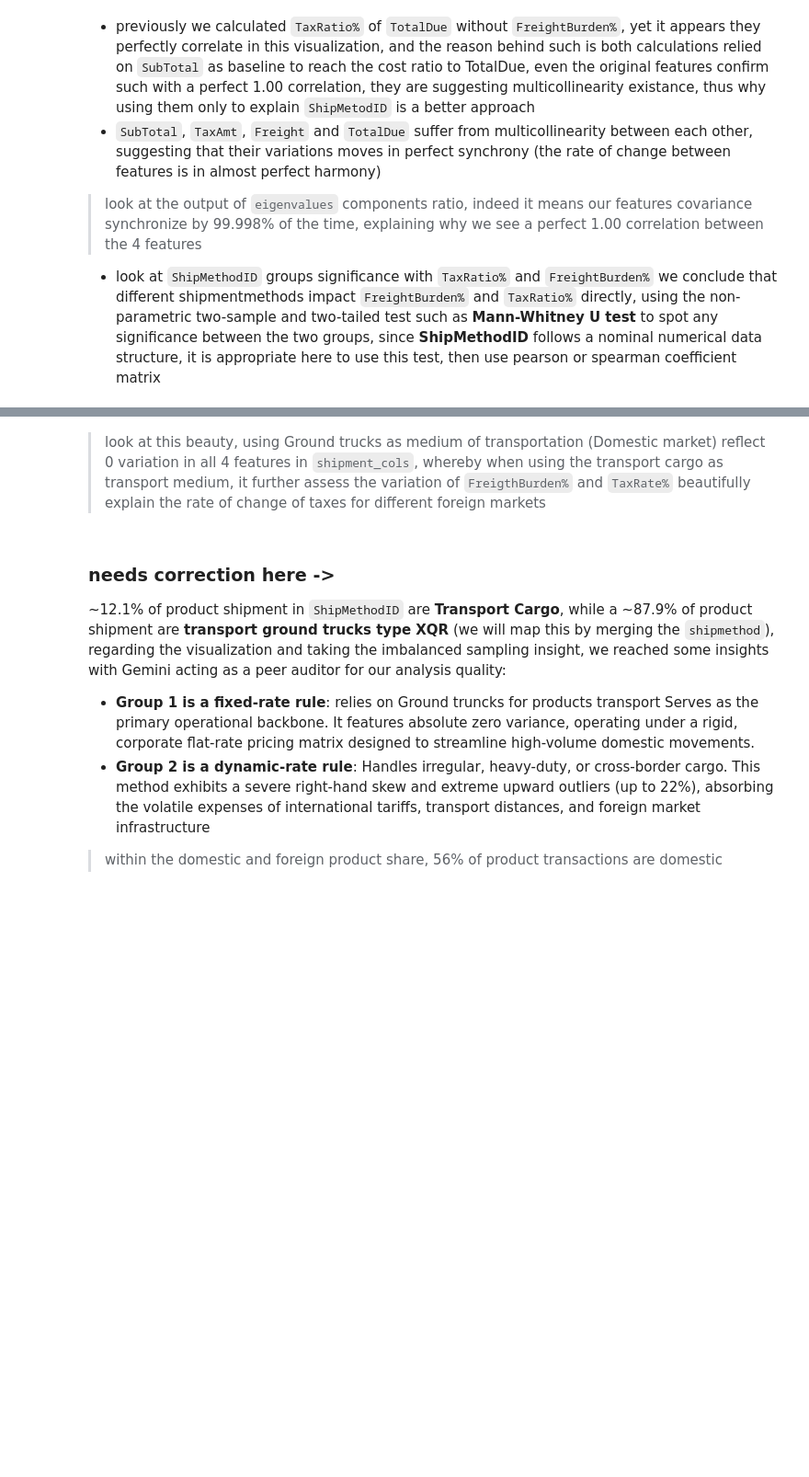
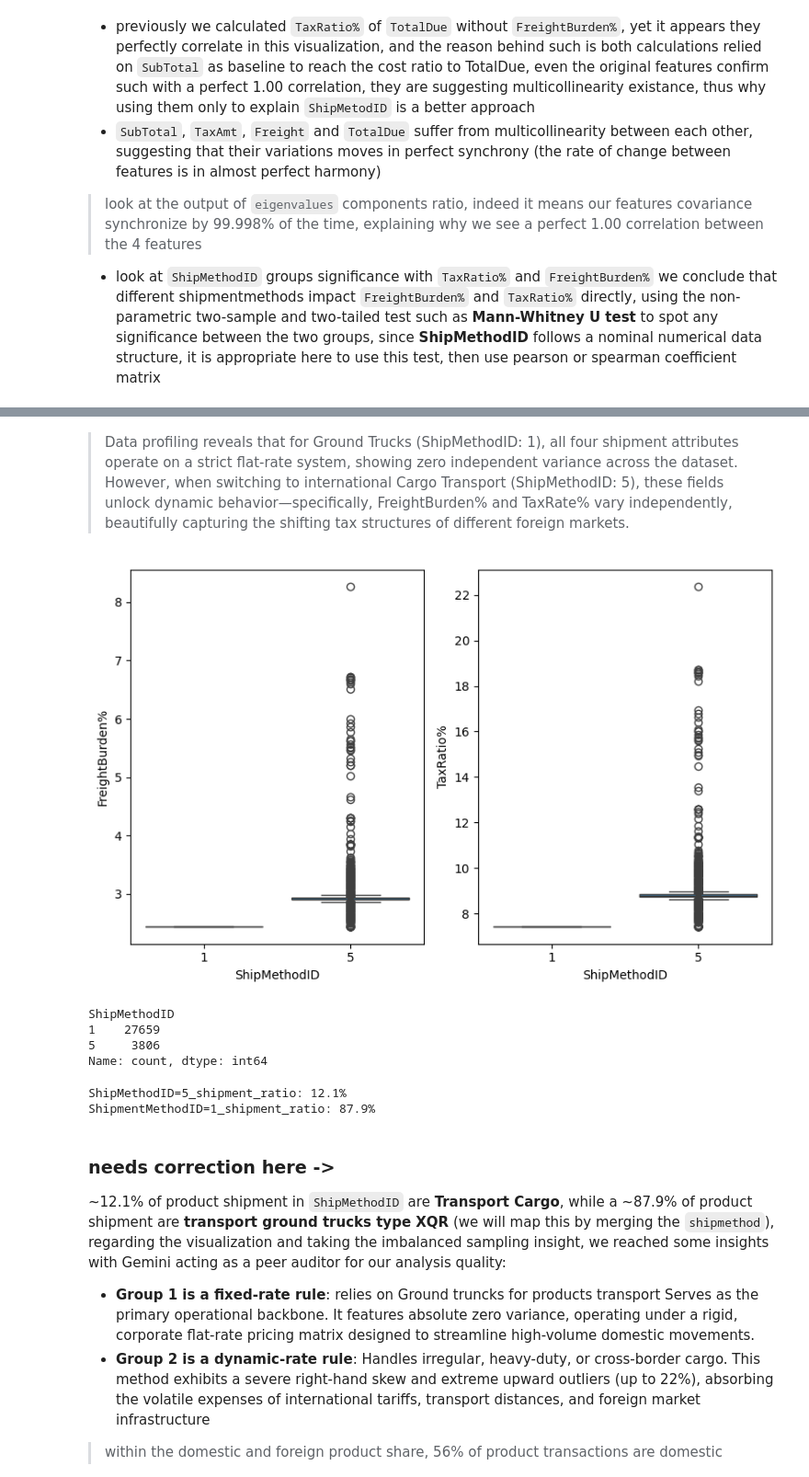
Before and after one commit to AtlasMarbx/AdventureWorks-Data-Migration-and-insight-extraction, a Jupyter notebook: EDA_process.ipynb, the cells around one changed output, grey strips where cells are left out. Shown at 92% size. Saved outputs shown, nothing was run; the diff lists cells and outputs as text; code cells hidden in the pictures; blank space fills up the shorter version.

```diff
--- a/EDA_process.ipynb
+++ b/EDA_process.ipynb
@@ -965,30 +1003,40 @@ for i in shipment_cols:
 # %% [markdown]
-> look at this beauty, using Ground trucks as medium of transportation (Domestic market) reflect 0 variation in all 4 features in `shipment_cols`, whereby when using the transport cargo as transport medium, it further assess the variation of `FreigthBurden%` and `TaxRate%` beautifully explain the rate of change of taxes for different foreign markets
+> Data profiling reveals that for Ground Trucks (ShipMethodID: 1), all four shipment attributes operate on a strict flat-rate system, showing zero independent variance across the dataset. However, when switching to international Cargo Transport (ShipMethodID: 5), these fields unlock dynamic behavior—specifically, FreightBurden% and TaxRate% vary independently, beautifully capturing the shifting tax structures of different foreign markets.
 # %%
 import matplotlib.pyplot as plt
 import seaborn as sns
 
 fig, ax = plt.subplots(1, 2, figsize=(8, 5))
 
 sns.boxplot(x='ShipMethodID',
             y='FreightBurden%',
-            data=refined_df_orderheader,
+            data=currency_header_df,
             ax=ax[0])
 
 sns.boxplot(x='ShipMethodID',
             y='TaxRatio%',
-            data=refined_df_orderheader,
+            data=currency_header_df,
             ax=ax[1])
 
 plt.tight_layout()
 plt.show()
+# %% [output]
+[figure, added]
 # %%
-refined_df_orderheader['ShipMethodID'].value_counts()
+currency_header_df['ShipMethodID'].value_counts()
+# %% [output]
+ShipMethodID
+1    27659
+5     3806
+Name: count, dtype: int64
 # %%
-shipment_count = refined_df_orderheader['ShipMethodID'].value_counts()
+shipment_count = currency_header_df['ShipMethodID'].value_counts()
 shipment_ratio = np.round((shipment_count.loc[5] / (shipment_count.loc[5] + shipment_count.loc[1]))*100, 2)
 
 print(f'ShipMethodID=5_shipment_ratio: {shipment_ratio}%\nShipmentMethodID=1_shipment_ratio: {100 - shipment_ratio}%')
+# %% [output]
+ShipMethodID=5_shipment_ratio: 12.1%
+ShipmentMethodID=1_shipment_ratio: 87.9%
 # %% [markdown]
  ### **needs correction here** ->
   ~12.1% of product shipment in `ShipMethodID` are **Transport Cargo**, while a ~87.9% of product shipment are **transport ground trucks type XQR** (we will map this by merging the `shipmethod`), regarding the visualization and taking the imbalanced sampling insight, we reached some insights with Gemini acting as a peer auditor for our analysis quality:
```
Also changed, not shown: parts of 43 cells of this notebook.
